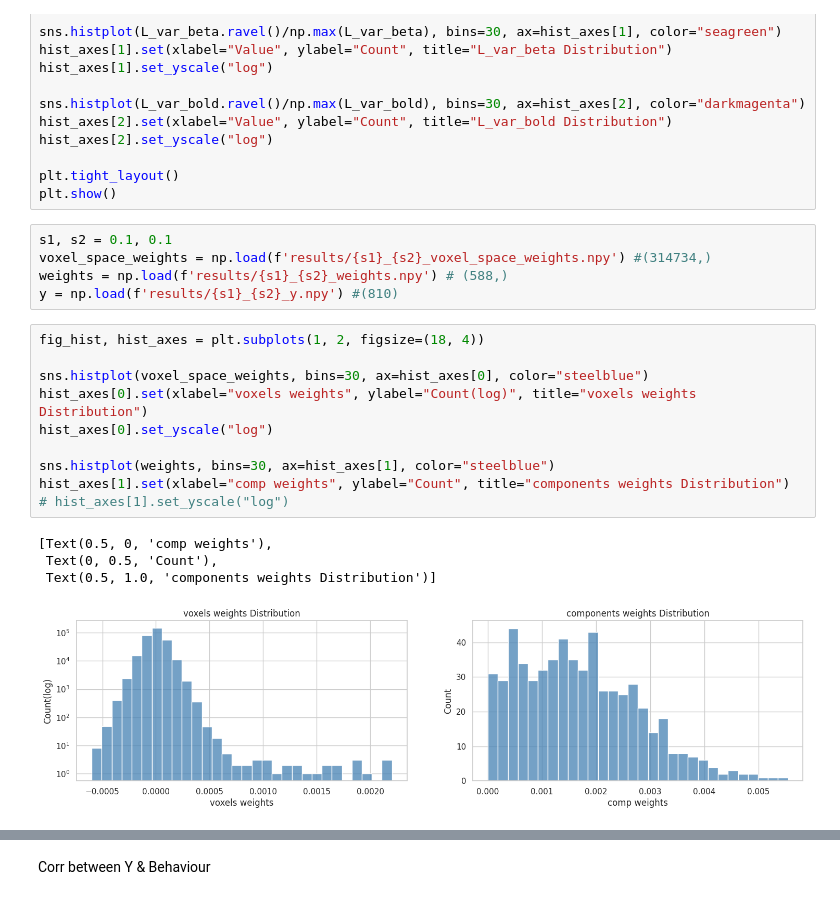
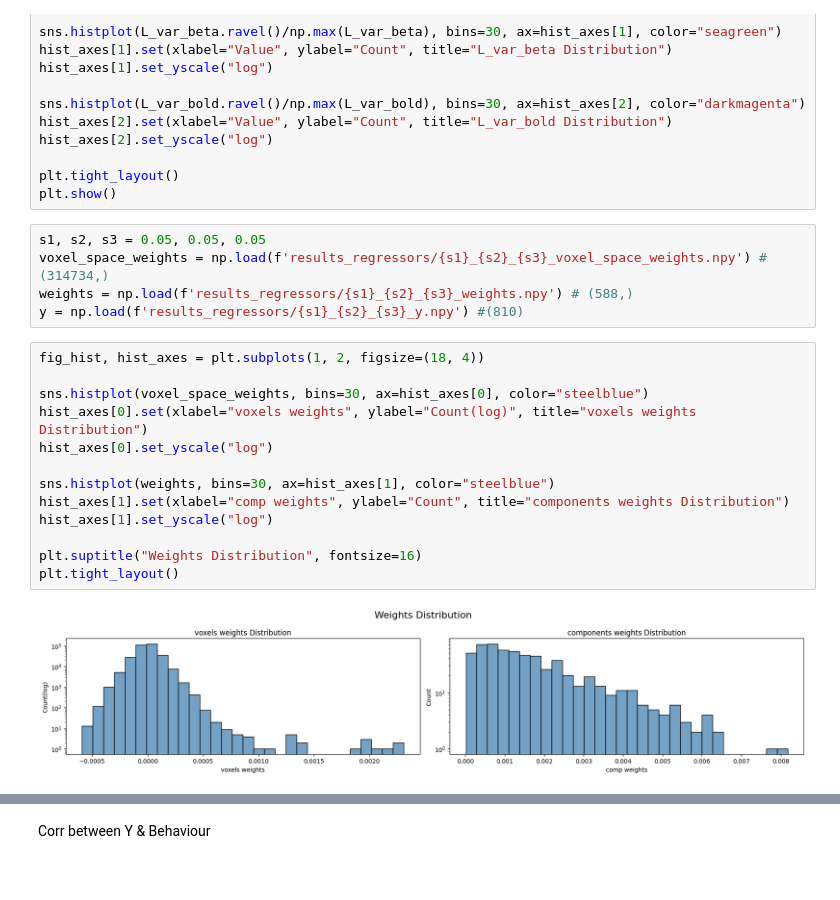
Before and after one commit to MeZahra/Thesis_code_Glm_Opt, a Jupyter notebook: main.ipynb, the cells around one changed output, grey strips where cells are left out. Saved outputs shown, nothing was run; the diff lists cells and outputs as text.

Commit message:
check how behave regressor is working

```diff
--- a/main.ipynb
+++ b/main.ipynb
@@ -1175,25 +1215,25 @@ hist_axes[2].set_yscale("log")
 plt.tight_layout()
 plt.show()
 # %%
-s1, s2 = 0.1, 0.1
-voxel_space_weights = np.load(f'results/{s1}_{s2}_voxel_space_weights.npy') #(314734,)
-weights = np.load(f'results/{s1}_{s2}_weights.npy') # (588,)
-y = np.load(f'results/{s1}_{s2}_y.npy') #(810)
+s1, s2, s3 = 0.05, 0.05, 0.05
+voxel_space_weights = np.load(f'results_regressors/{s1}_{s2}_{s3}_voxel_space_weights.npy') #(314734,)
+weights = np.load(f'results_regressors/{s1}_{s2}_{s3}_weights.npy') # (588,)
+y = np.load(f'results_regressors/{s1}_{s2}_{s3}_y.npy') #(810)
 # %%
 fig_hist, hist_axes = plt.subplots(1, 2, figsize=(18, 4))
 
 sns.histplot(voxel_space_weights, bins=30, ax=hist_axes[0], color="steelblue")
 hist_axes[0].set(xlabel="voxels weights", ylabel="Count(log)", title="voxels weights Distribution")
 hist_axes[0].set_yscale("log")
 
 sns.histplot(weights, bins=30, ax=hist_axes[1], color="steelblue")
 hist_axes[1].set(xlabel="comp weights", ylabel="Count", title="components weights Distribution")
-# hist_axes[1].set_yscale("log")
+hist_axes[1].set_yscale("log")
+
+plt.suptitle("Weights Distribution", fontsize=16)
+plt.tight_layout()
 # %% [output]
-[Text(0.5, 0, 'comp weights'),
- Text(0, 0.5, 'Count'),
- Text(0.5, 1.0, 'components weights Distribution')]
-[figure, old version]
+[figure, new version]
 # %%
 plt.figure(figsize=(10, 4))
 plt.plot(y)
```
Also changed, not shown: parts of 23 cells of this notebook.
